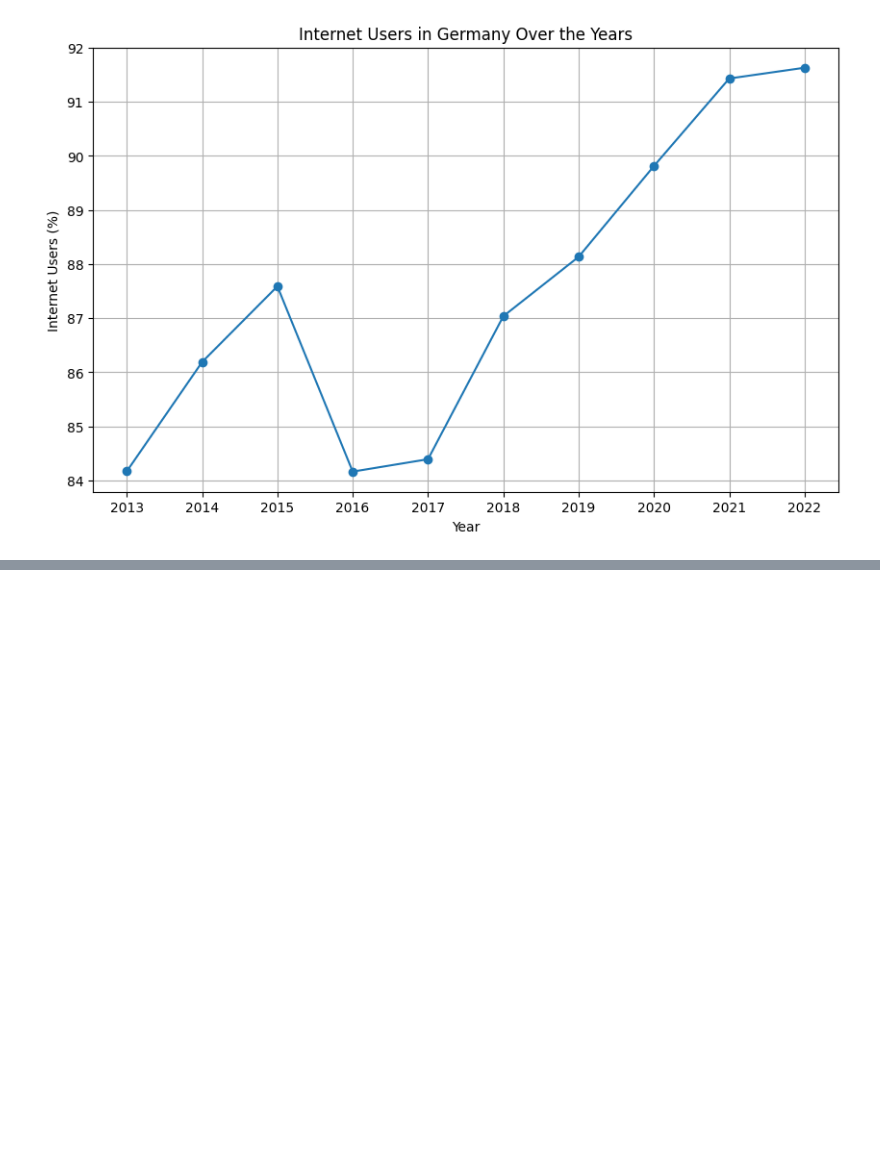
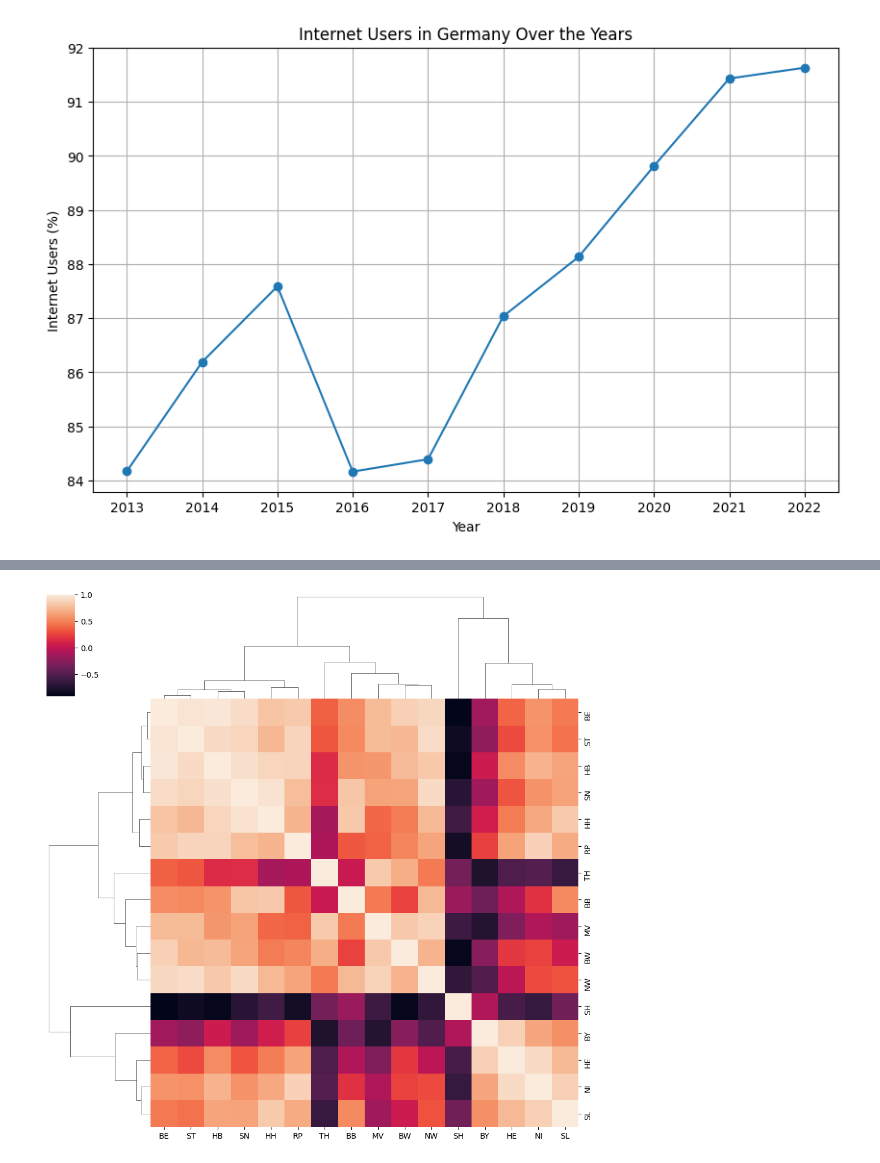
Before and after one commit to JakobUnterholzner/DataLiteracy, a Jupyter notebook: exp/exp_JU_02_RelateSurveillanceToUsers.ipynb, the cells around one changed output, grey strips where cells are left out. Cells and saved outputs as stored; diff of their text form; code cells hidden in the pictures; blank space fills up the shorter version.

```diff
--- a/exp/exp_JU_02_RelateSurveillanceToUsers.ipynb
+++ b/exp/exp_JU_02_RelateSurveillanceToUsers.ipynb
@@ -88,0 +123,14 @@ plt.show()
+# %%
+import seaborn as sns
+from scipy.cluster import hierarchy
+
+# Assuming 'correlation' is your correlation matrix
+# Generate the linkage matrix for the clusters
+linkage = hierarchy.ward(correlation)
+
+# Create a clustermap
+sns.clustermap(correlation, method='ward', col_linkage=linkage, row_linkage=linkage)
+
+plt.show()
+# %% [output]
+[figure, added]
```
Also changed, not shown: parts of 6 cells of this notebook, 1 other file.
